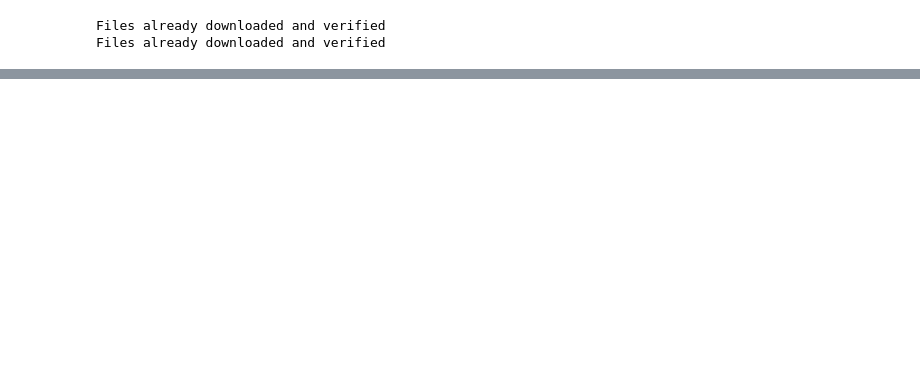
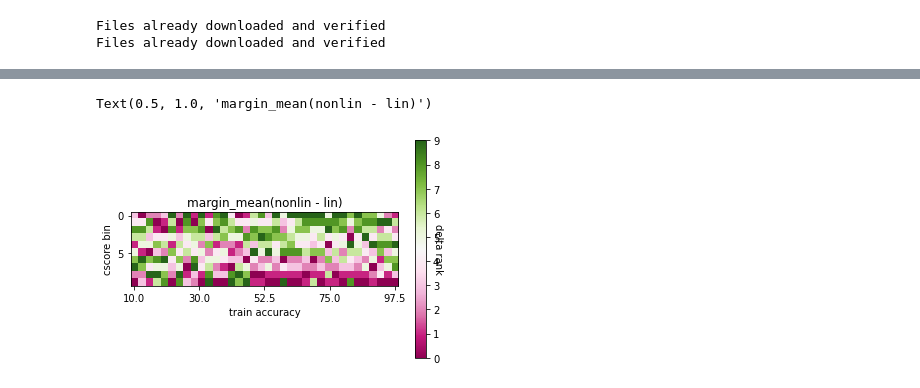
Before and after one commit to tfjgeorge/lazy_vs_hasty, a Jupyter notebook: exp_cifar/lin_nonlin_compare_mb.ipynb, the cells around one changed output, grey strips where cells are left out. Drawn from its saved outputs; the diff is of its cells as text; code cells hidden in the pictures; blank space fills up the shorter version.

```diff
--- a/exp_cifar/lin_nonlin_compare_mb.ipynb
+++ b/exp_cifar/lin_nonlin_compare_mb.ipynb
@@ -170,0 +177,16 @@ plt.colorbar()
+# %%
+deltas_by_bins = np.array(deltas_by_bins)
+# dbb = (deltas_by_bins - deltas_by_bins.mean(axis=1, keepdims=True)) / (deltas_by_bins.max(axis=1, keepdims=True) - deltas_by_bins.min(axis=1, keepdims=True))
+# dbb = deltas_by_bins / np.abs(deltas_by_bins).max(axis=1, keepdims=True)
+# dbb = deltas_by_bins / np.linalg.norm(deltas_by_bins, axis=1, keepdims=True)
+dbb = deltas_by_bins.argsort(axis=1).argsort(axis=1)
+plt.imshow(dbb.T, cmap='PiYG')
+plt.ylabel('cscore bin')
+cbar = plt.colorbar()
+plt.xticks(np.linspace(0, len(accs)-1, 5), np.array(accs)[np.linspace(0, len(accs)-1, 5).astype('int')])
+plt.xlabel('train accuracy')
+cbar.ax.set_ylabel('delta rank', rotation=270)
+plt.title('margin_mean(nonlin - lin)')
+# %% [output]
+Text(0.5, 1.0, 'margin_mean(nonlin - lin)')
+[figure, added]
```
Also changed, not shown: parts of 3 cells of this notebook, 1 other file.
